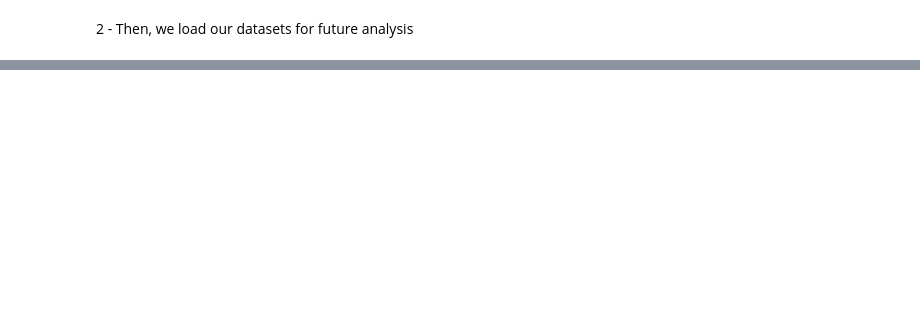
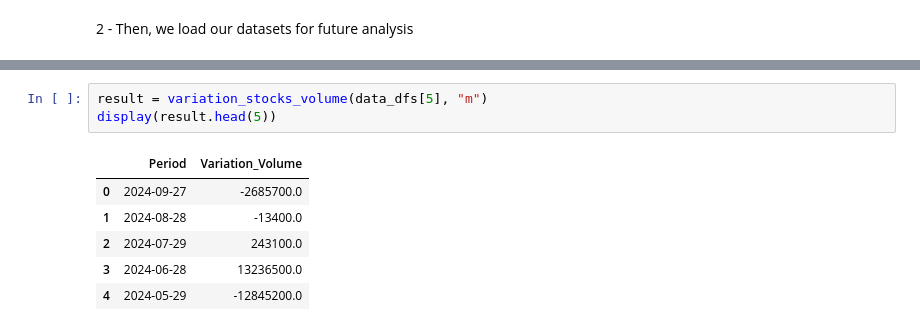
Before and after one commit to LouisDuv/Projet_DataFramework, a Jupyter notebook: notebook.ipynb, the cells around one changed output, grey strips where cells are left out. Drawn from its saved outputs; the diff is of its cells as text; blank space fills up the shorter version.

```diff
--- a/notebook.ipynb
+++ b/notebook.ipynb
@@ -67,0 +440,10 @@ Exception in thread "serve-DataFrame" java.net.SocketTimeoutException: Accept ti
+# %%
+result = variation_stocks_volume(data_dfs[5], "m")
+display(result.head(5))
+# %% [output]
+|  | Period | Variation_Volume |
+| 0 | 2024-09-27 | -2685700.0 |
+| 1 | 2024-08-28 | -13400.0 |
+| 2 | 2024-07-29 | 243100.0 |
+| 3 | 2024-06-28 | 13236500.0 |
+| 4 | 2024-05-29 | -12845200.0 |
```
Also changed, not shown: parts of 8 cells of this notebook, 4 other files.
